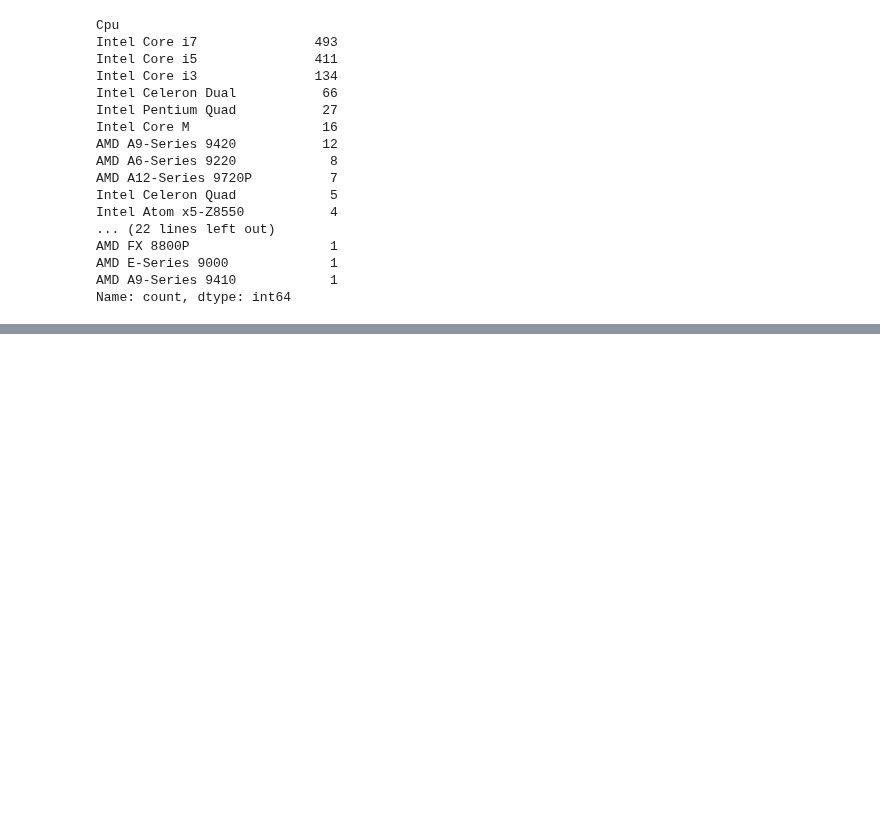
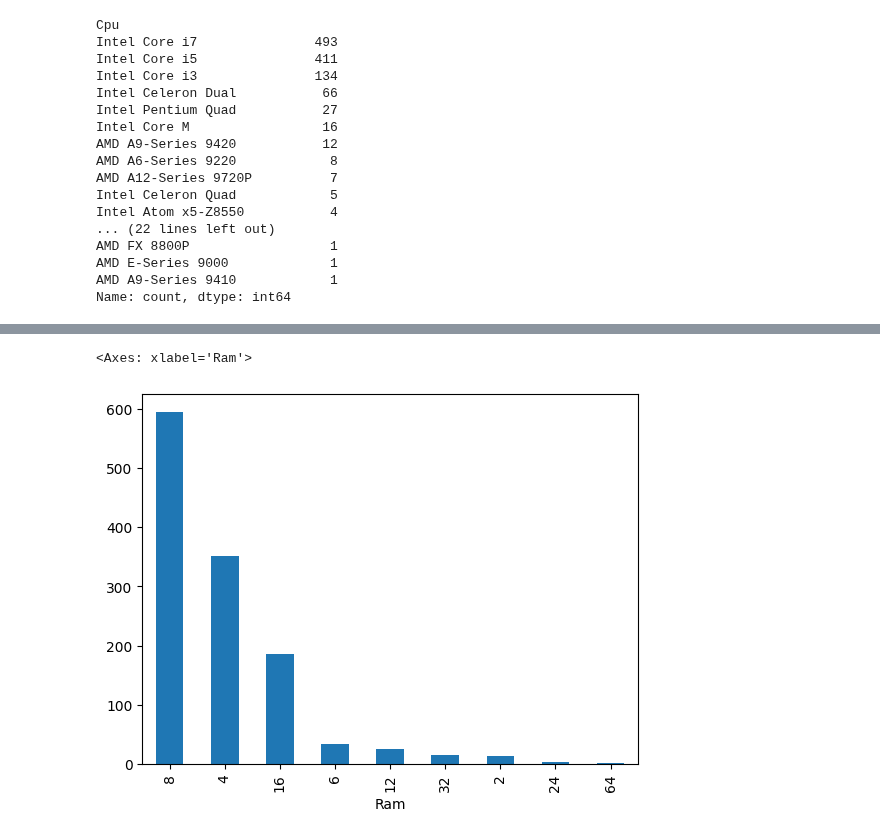
Before and after one commit to Avdhoot-Ukirde/Virtual-Environment-streamlit-Prediction-model, a Jupyter notebook: laptop.ipynb, the cells around one changed output, grey strips where cells are left out. Drawn from its saved outputs; the diff is of its cells as text; code cells hidden in the pictures; blank space fills up the shorter version.

```diff
--- a/laptop.ipynb
+++ b/laptop.ipynb
@@ -209,0 +250,7 @@ Name: count, dtype: int64
+# %%
+df['Ram'] = df['Ram'].apply(lambda x : x.replace('GB','')).astype('int')
+# %%
+df['Ram'].value_counts().plot(kind='bar')
+# %% [output]
+<Axes: xlabel='Ram'>
+[figure, added]
```
Also changed, not shown: parts of 28 cells of this notebook.
